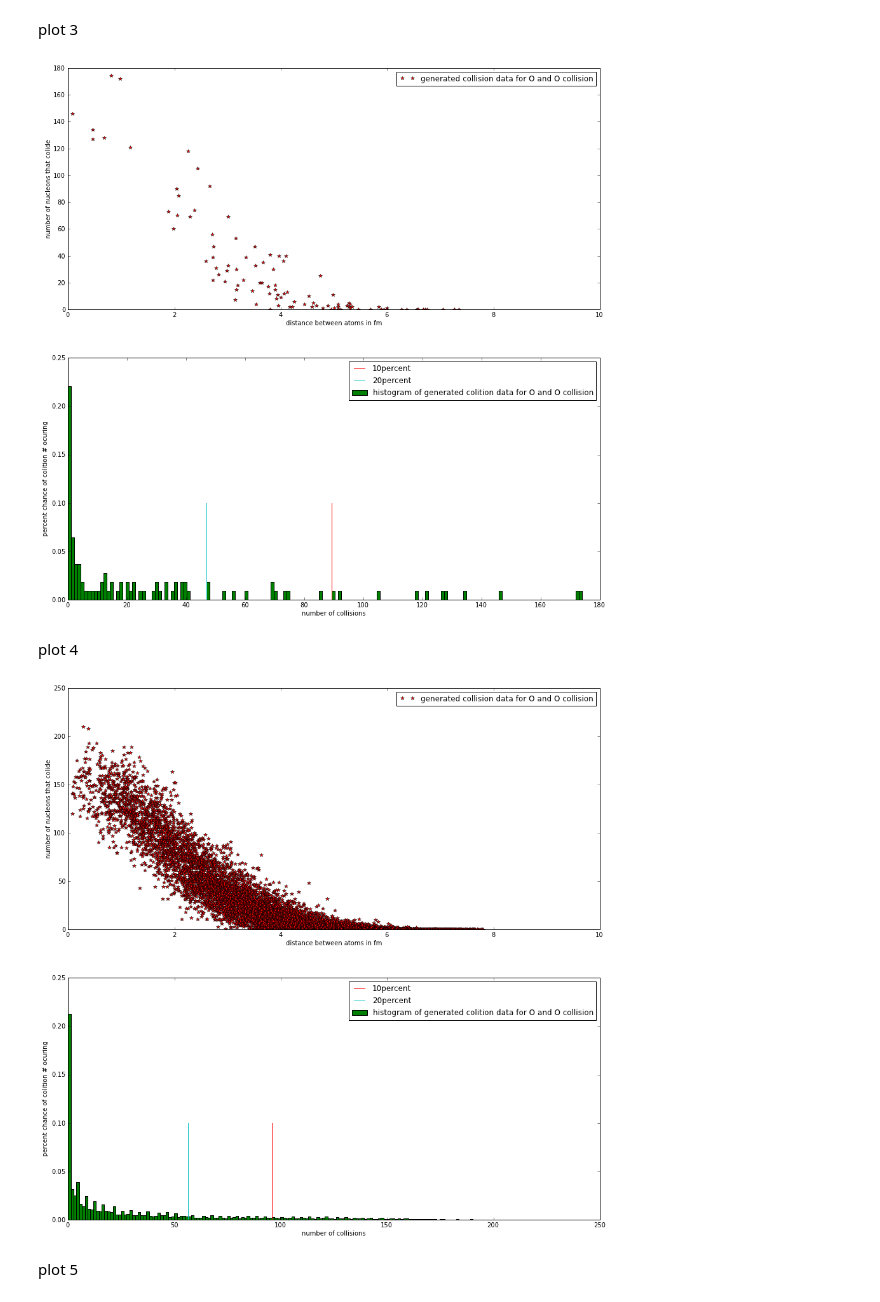
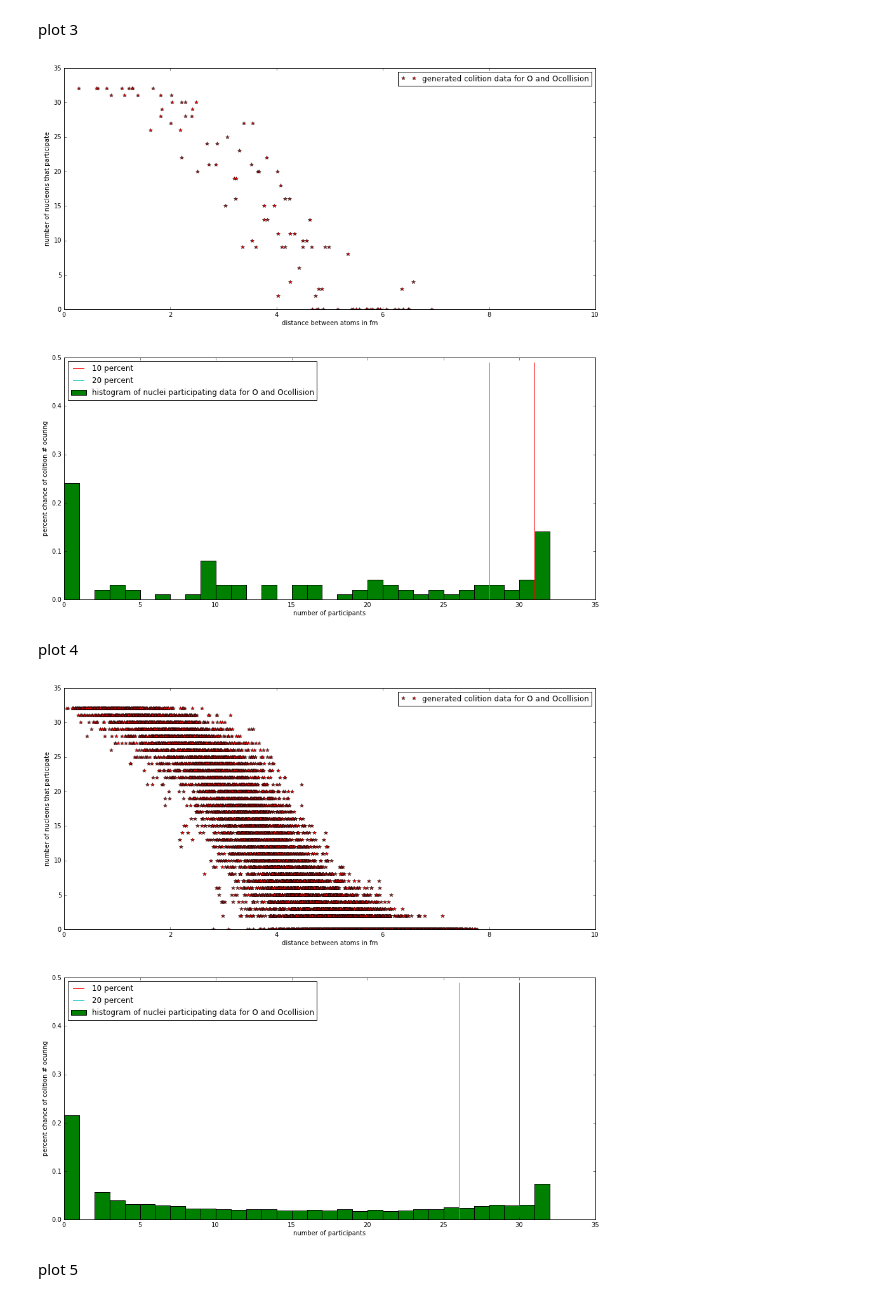
Before and after one commit to mmille60/PHYS202-SP2013, a Jupyter notebook: Project/Final draft.ipynb, the cells around one changed output. Cells and saved outputs as stored; diff of their text form; code cells hidden in the pictures.

```diff
--- a/Project/Final draft.ipynb
+++ b/Project/Final draft.ipynb
@@ -877,15 +876,15 @@ collision_data_plot("O","O",10000,10**2)
 # %% [markdown]
 plot 3
 # %%
-collision_data_plot("O","O",100,10**2)
+Participating_data_plot("O","O",100,10**2)
 # %% [output]
-[figure, old version]
+[figure, new version]
 # %% [markdown]
 plot 4
 # %%
-collision_data_plot("O","O",10000,10)
+Participating_data_plot("O","O",10000,10)
 # %% [output]
-[figure, old version]
+[figure, new version]
 # %% [markdown]
 plot 5
 # %%
```
Also changed, not shown: parts of 35 cells of this notebook.
